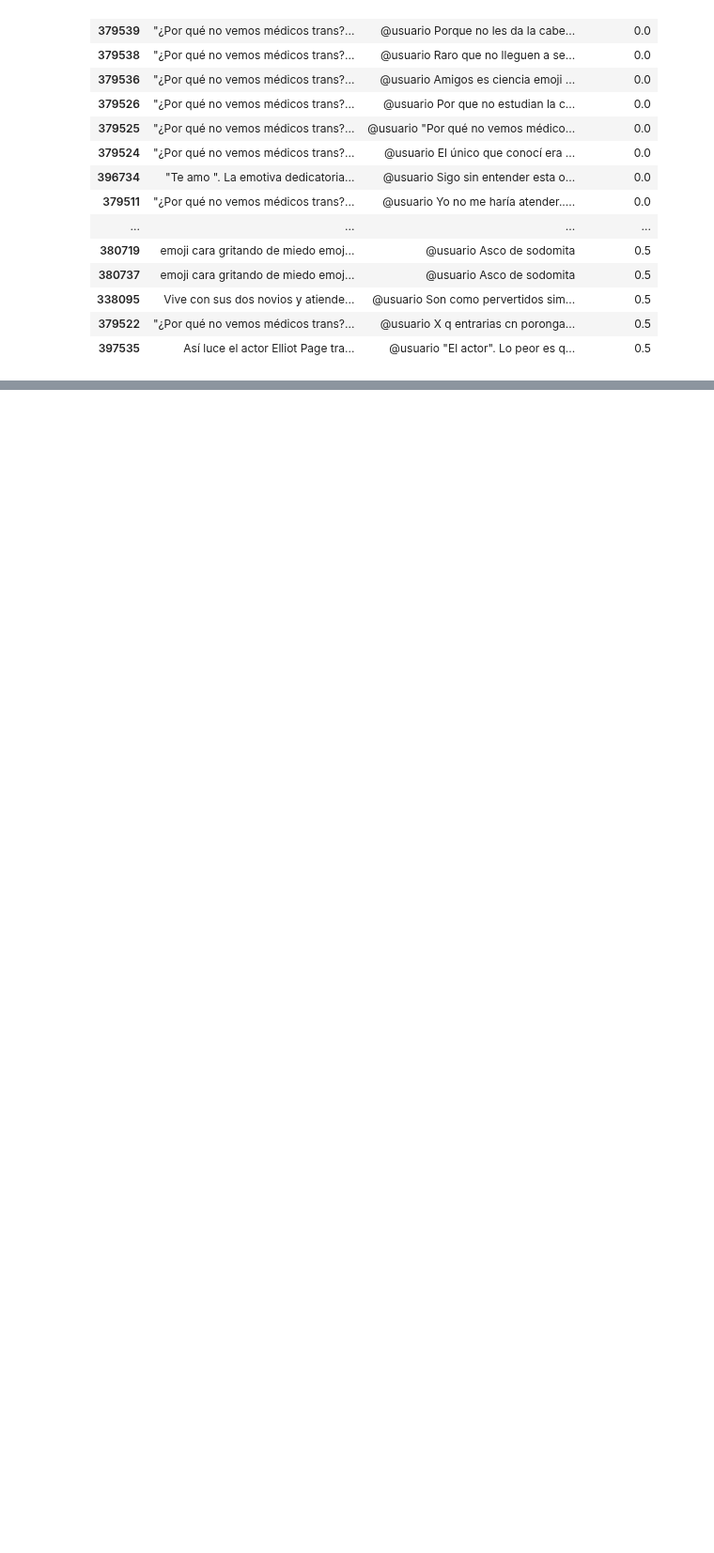
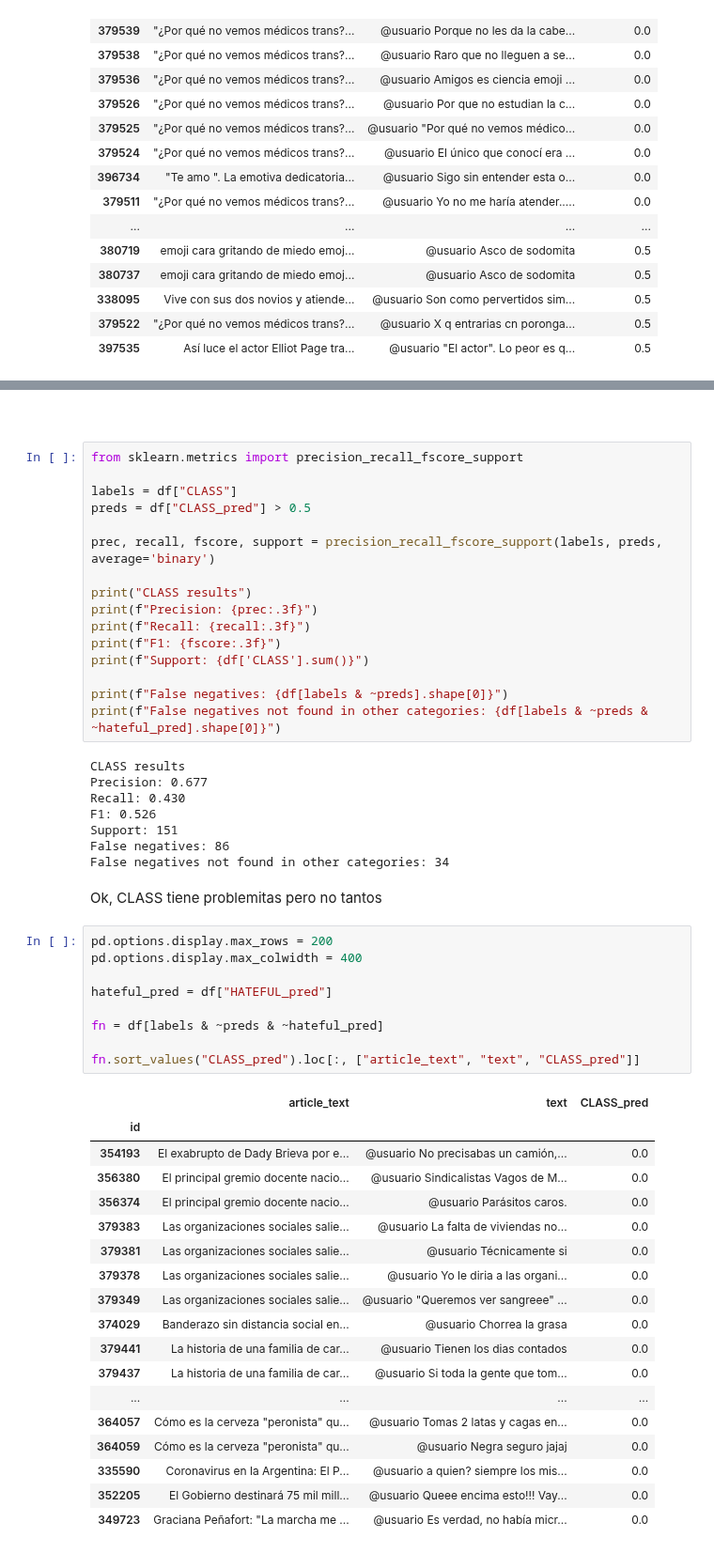
Before and after one commit to finiteautomata/contextualized-hatespeech-classification, a Jupyter notebook: notebooks/Error Analysis.ipynb, the cells around one changed output, grey strips where cells are left out. Shown at 94% size. Drawn from its saved outputs; the diff is of its cells as text; blank space fills up the shorter version.

```diff
--- a/notebooks/Error Analysis.ipynb
+++ b/notebooks/Error Analysis.ipynb
@@ -144,0 +229,56 @@ fn.loc[:, ["article_text", "text", "LGBTI_pred"]].sort_values("LGBTI_pred")
+# %% [markdown]
+##
+# %%
+from sklearn.metrics import precision_recall_fscore_support
+
+labels = df["CLASS"]
+preds = df["CLASS_pred"] > 0.5
+
+prec, recall, fscore, support = precision_recall_fscore_support(labels, preds, average='binary')
+
+print("CLASS results")
+print(f"Precision: {prec:.3f}")
+print(f"Recall: {recall:.3f}")
+print(f"F1: {fscore:.3f}")
+print(f"Support: {df['CLASS'].sum()}")
+
+print(f"False negatives: {df[labels & ~preds].shape[0]}")
+print(f"False negatives not found in other categories: {df[labels & ~preds & ~hateful_pred].shape[0]}")
+# %% [output]
+CLASS results
+Precision: 0.677
+Recall: 0.430
+F1: 0.526
+Support: 151
+False negatives: 86
+False negatives not found in other categories: 34
+# %% [markdown]
+Ok, CLASS tiene problemitas pero no tantos
+# %%
+pd.options.display.max_rows = 200
+pd.options.display.max_colwidth = 400
+
+hateful_pred = df["HATEFUL_pred"]
+
+fn = df[labels & ~preds & ~hateful_pred]
+
+fn.sort_values("CLASS_pred").loc[:, ["article_text", "text", "CLASS_pred"]]
+# %% [output]
+|  | article_text | text | CLASS_pred |
+| id |  |  |  |
+| 354193 | El exabrupto de Dady Brieva por e... | @usuario No precisabas un camión,... | 0.0 |
+| 356380 | El principal gremio docente nacio... | @usuario Sindicalistas Vagos de M... | 0.0 |
+| 356374 | El principal gremio docente nacio... | @usuario Parásitos caros. | 0.0 |
+| 379383 | Las organizaciones sociales salie... | @usuario La falta de viviendas no... | 0.0 |
+| 379381 | Las organizaciones sociales salie... | @usuario Técnicamente si | 0.0 |
+| 379378 | Las organizaciones sociales salie... | @usuario Yo le diria a las organi... | 0.0 |
+| 379349 | Las organizaciones sociales salie... | @usuario "Queremos ver sangreee" ... | 0.0 |
+| 374029 | Banderazo sin distancia social en... | @usuario Chorrea la grasa | 0.0 |
+| 379441 | La historia de una familia de car... | @usuario Tienen los dias contados | 0.0 |
+| 379437 | La historia de una familia de car... | @usuario Si toda la gente que tom... | 0.0 |
+| ... | ... | ... | ... |
+| 364057 | Cómo es la cerveza "peronista" qu... | @usuario Tomas 2 latas y cagas en... | 0.0 |
+| 364059 | Cómo es la cerveza "peronista" qu... | @usuario Negra seguro jajaj | 0.0 |
+| 335590 | Coronavirus en la Argentina: El P... | @usuario a quien? siempre los mis... | 0.0 |
+| 352205 | El Gobierno destinará 75 mil mill... | @usuario Queee encima esto!!! Vay... | 0.0 |
+| 349723 | Graciana Peñafort: "La marcha me ... | @usuario Es verdad, no había micr... | 0.0 |
```
Also changed, not shown: parts of 10 cells of this notebook.
